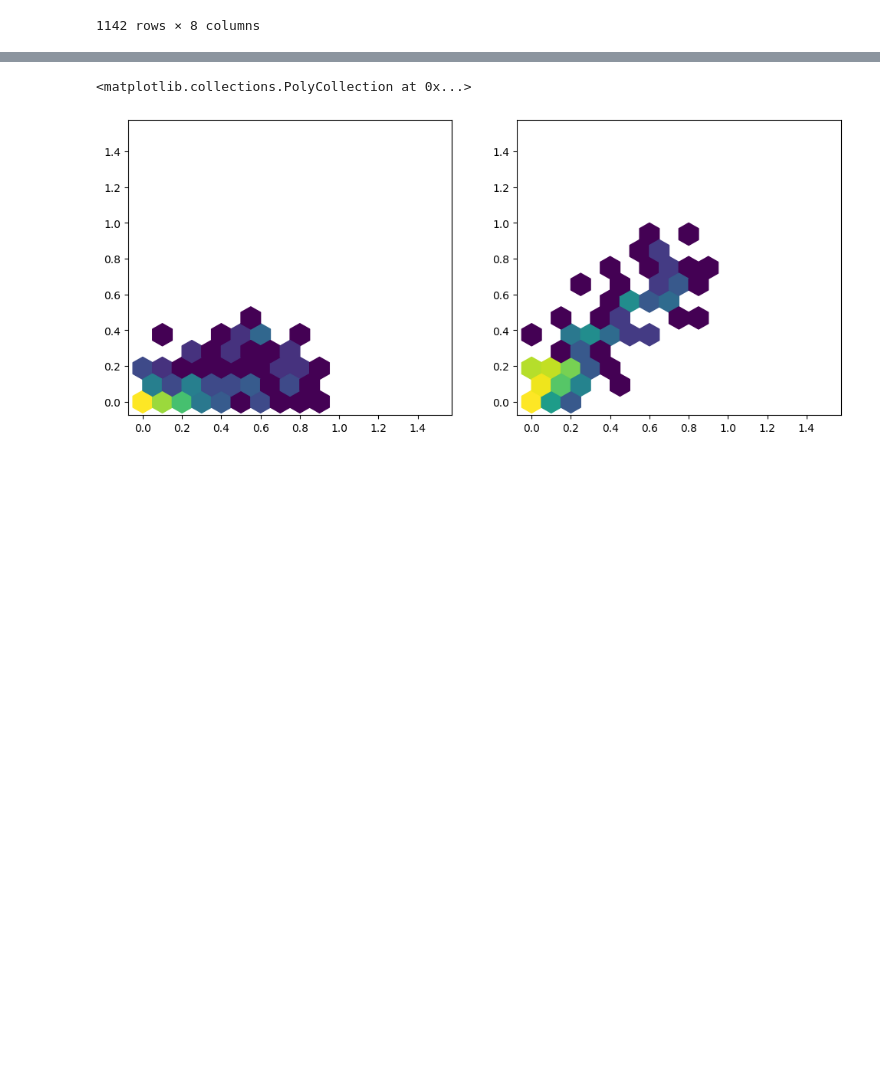
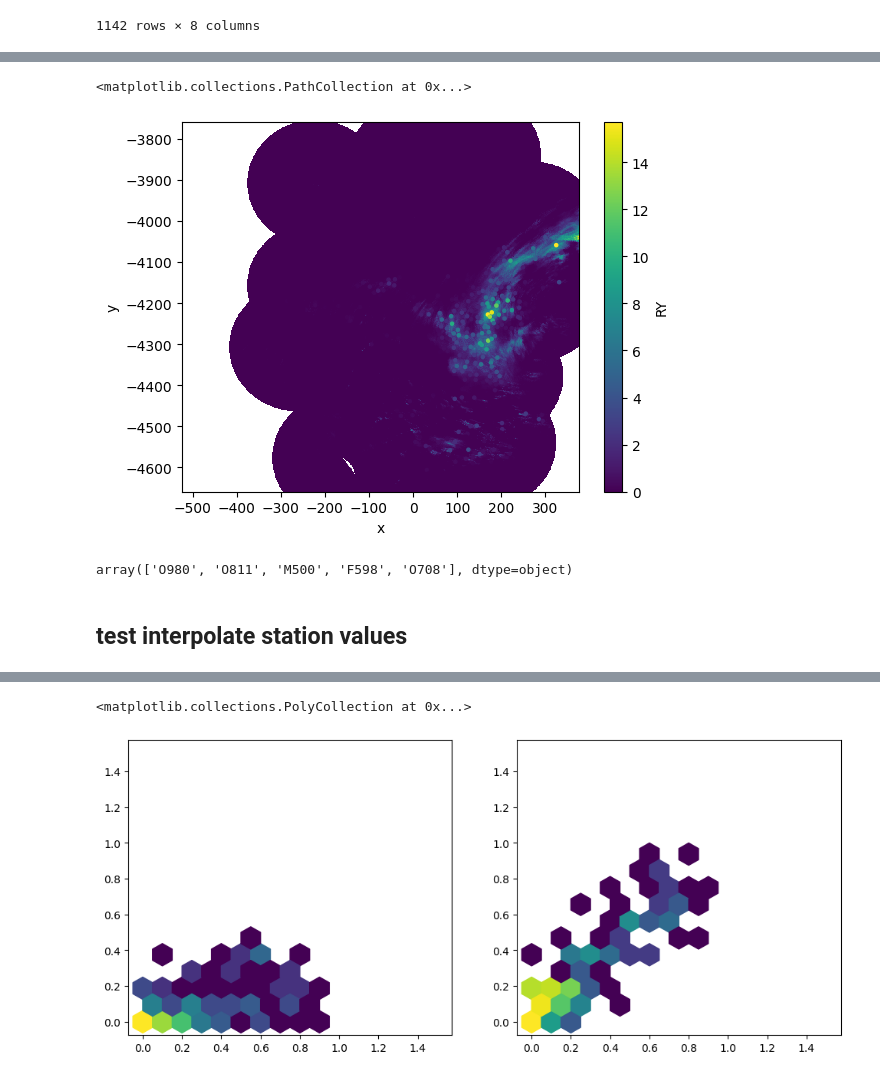
Before and after one commit to OpenSenseAction/mergeplg, a Jupyter notebook: docs/notebooks/openMRG_case_RADOLAN.ipynb, the cells around one changed output, grey strips where cells are left out. Drawn from its saved outputs; the diff is of its cells as text; code cells hidden in the pictures; blank space fills up the shorter version.

```diff
--- a/docs/notebooks/openMRG_case_RADOLAN.ipynb
+++ b/docs/notebooks/openMRG_case_RADOLAN.ipynb
@@ -237,0 +329,30 @@ np.testing.assert_equal(
+# %%
+df_stations["radar_at_gauge"] = mrg.radolan.adjust.get_grid_rainfall_at_points(
+    RY_sum,
+    df_stations,
+)
+np.testing.assert_array_almost_equal(
+    df_stations.sort_values("radar_at_gauge").radar_at_gauge.values[-10:],
+    np.array([4.69, 4.75, 4.76, 4.89, 5.73, 5.99, 6.39, 7.3, 7.57, 7.57]),
+)
+np.testing.assert_array_equal(
+    df_stations.sort_values("radar_at_gauge").station_id.values[-5:],
+    np.array(["O980", "O811", "M500", "F598", "O708"], dtype=object),
+)
+# %%
+RY_sum.plot()
+plt.scatter(
+    df_stations.x,
+    df_stations.y,
+    c=df_stations.radar_at_gauge,
+    s=5,
+)
+# %% [output]
+<matplotlib.collections.PathCollection at 0x...>
+[figure, added]
+# %%
+df_stations.sort_values("radar_at_gauge").station_id.values[-5:]
+# %% [output]
+array(['O980', 'O811', 'M500', 'F598', 'O708'], dtype=object)
+# %% [markdown]
+## test interpolate station values
```
Also changed, not shown: parts of 18 cells of this notebook.
